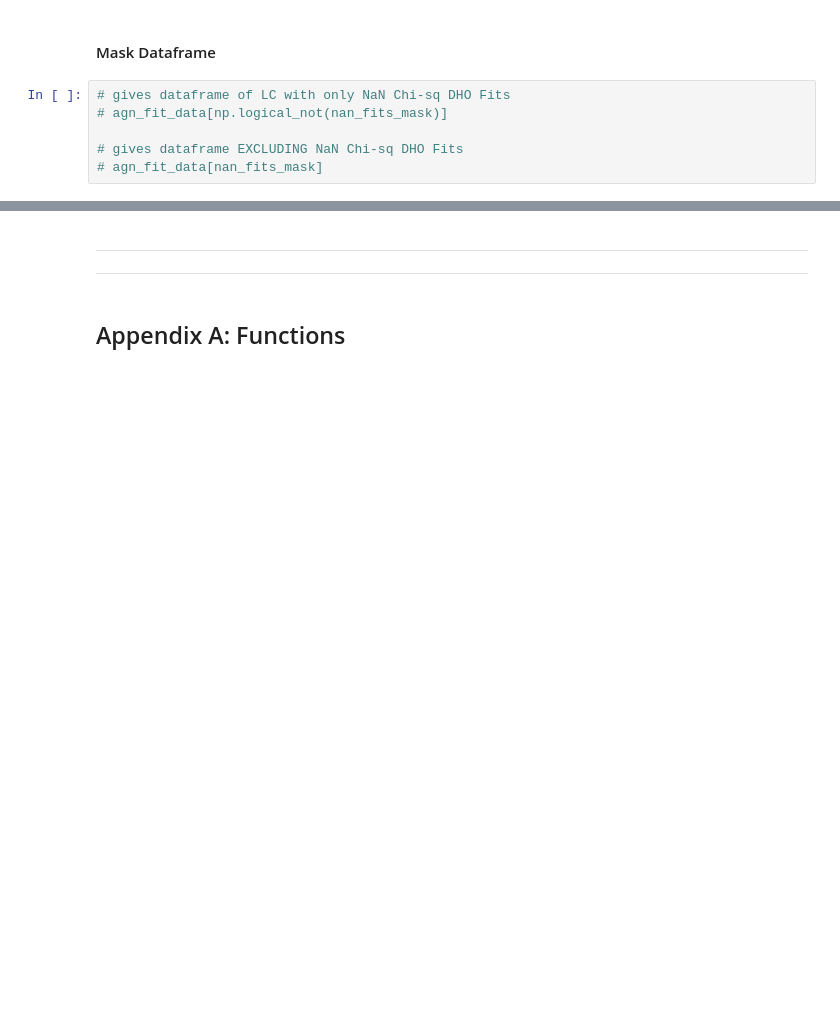
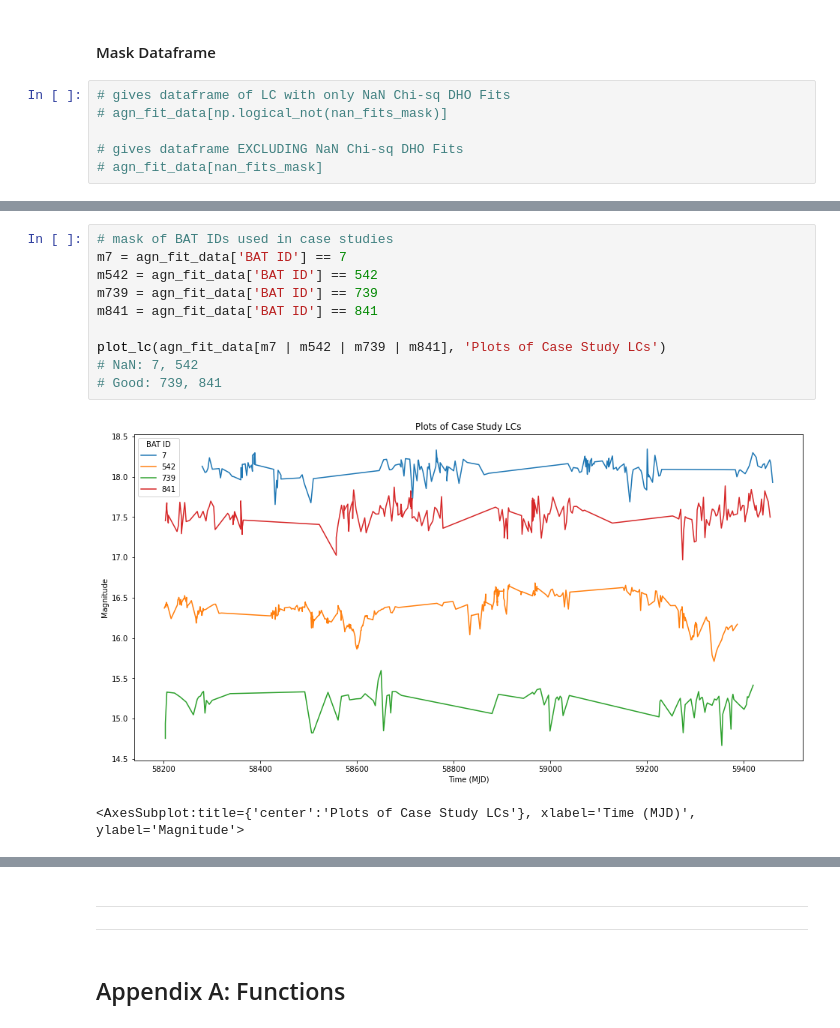
Before and after one commit to TrickyArmyMan/astro-research, a Jupyter notebook: JupyterLab/astr-499_winter.ipynb, the cells around one changed output, grey strips where cells are left out. Drawn from its saved outputs; the diff is of its cells as text; blank space fills up the shorter version.

Commit message:
case studies on four lc

```diff
--- a/JupyterLab/astr-499_winter.ipynb
+++ b/JupyterLab/astr-499_winter.ipynb
@@ -737,0 +906,13 @@ print(nan_fits)
+# %%
+# mask of BAT IDs used in case studies
+m7 = agn_fit_data['BAT ID'] == 7
+m542 = agn_fit_data['BAT ID'] == 542
+m739 = agn_fit_data['BAT ID'] == 739
+m841 = agn_fit_data['BAT ID'] == 841
+
+plot_lc(agn_fit_data[m7 | m542 | m739 | m841], 'Plots of Case Study LCs')
+# NaN: 7, 542
+# Good: 739, 841
+# %% [output]
+[figure, added]
+<AxesSubplot:title={'center':'Plots of Case Study LCs'}, xlabel='Time (MJD)', ylabel='Magnitude'>
```
Also changed, not shown: parts of 40 cells of this notebook, 4 other files.
